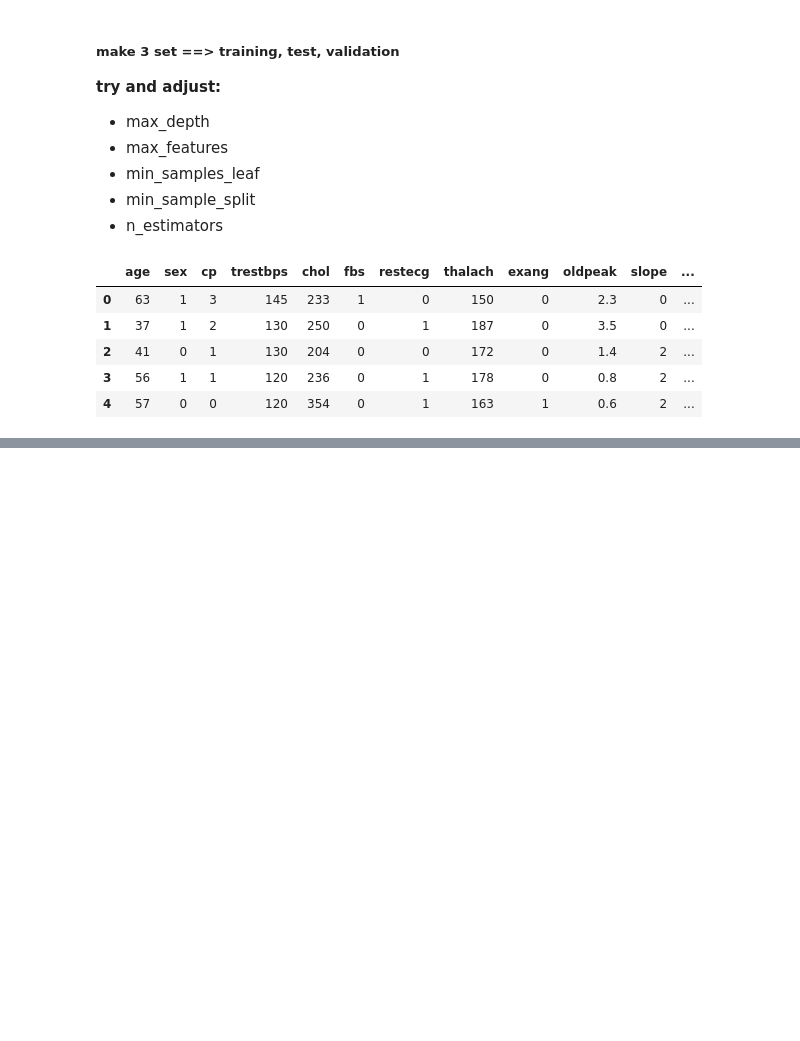
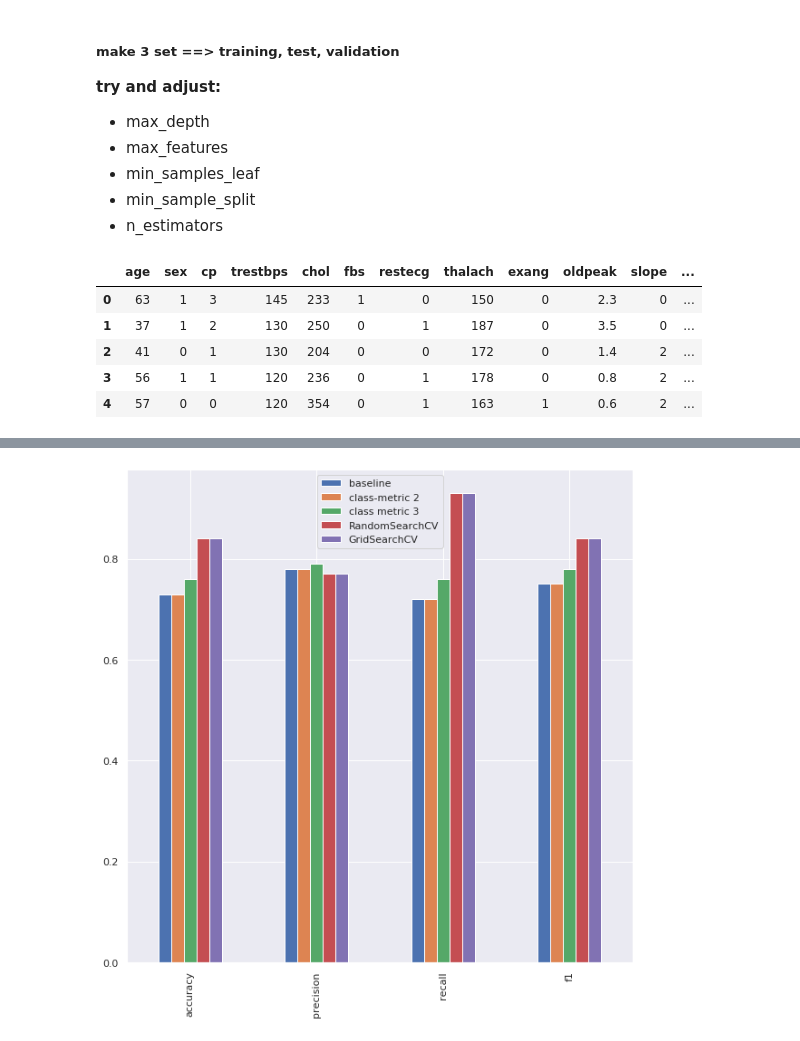
Before and after one commit to aliazani/machine-learning, a Jupyter notebook: 5-scikit-learn/1-introduction-scikit-learn.ipynb, the cells around one changed output, grey strips where cells are left out. Cells and saved outputs as stored; diff of their text form; code cells hidden in the pictures; blank space fills up the shorter version.

Commit message:
Finished improve our model part

```diff
--- a/5-scikit-learn/1-introduction-scikit-learn.ipynb
+++ b/5-scikit-learn/1-introduction-scikit-learn.ipynb
@@ -1766,0 +1828,13 @@ TypeError: sample() got an unexpected keyword argument 'inplace'
+# %%
+# model 3
+model_3 = RandomForestClassifier(max_depth=10)
+
+# fit the data to the model
+model_3.fit(x_train, y_train)
+
+# make some predictions
+y_preds_3 = model_3.predict(x_valid)
+
+# evaluate the 3rd model
+class_metrics_3 = evaluate_preds(y_valid, y_preds_3)
+class_metrics_3
@@ -1766,0 +1909,8 @@ TypeError: sample() got an unexpected keyword argument 'inplace'
+# %%
+# make predictions with the best hyperparameters
+rs_y_preds = rs_model.predict(x_test)
+
+# evaluate the predictions
+rs_metrics = evaluate_preds(y_test, rs_y_preds)
+
+rs_metrics
@@ -1766,0 +1992,6 @@ TypeError: sample() got an unexpected keyword argument 'inplace'
+# %%
+# make some predictions
+grid_search_y_preds = grid_search_model.predict(x_test)
+# evaluate the score
+gs_metric = evaluate_preds(y_test, grid_search_y_preds)
+gs_metric
@@ -1766,0 +2000,8 @@ TypeError: sample() got an unexpected keyword argument 'inplace'
+# %%
+# compare the models
+compare_metrics = pd.DataFrame({'baseline': class_metrics,
+                                'class-metric 2':class_metrics_2,
+                               'class metric 3':class_metrics_3,
+                               'RandomSearchCV': rs_metrics,
+                               'GridSearchCV': gs_metric})
+compare_metrics
@@ -1766,0 +2014,5 @@ TypeError: sample() got an unexpected keyword argument 'inplace'
+# %%
+# plot the comparison
+compare_metrics.plot.bar(figsize=(10, 10));
+# %% [output]
+[figure, added]
```
Also changed, not shown: parts of 28 cells of this notebook.
